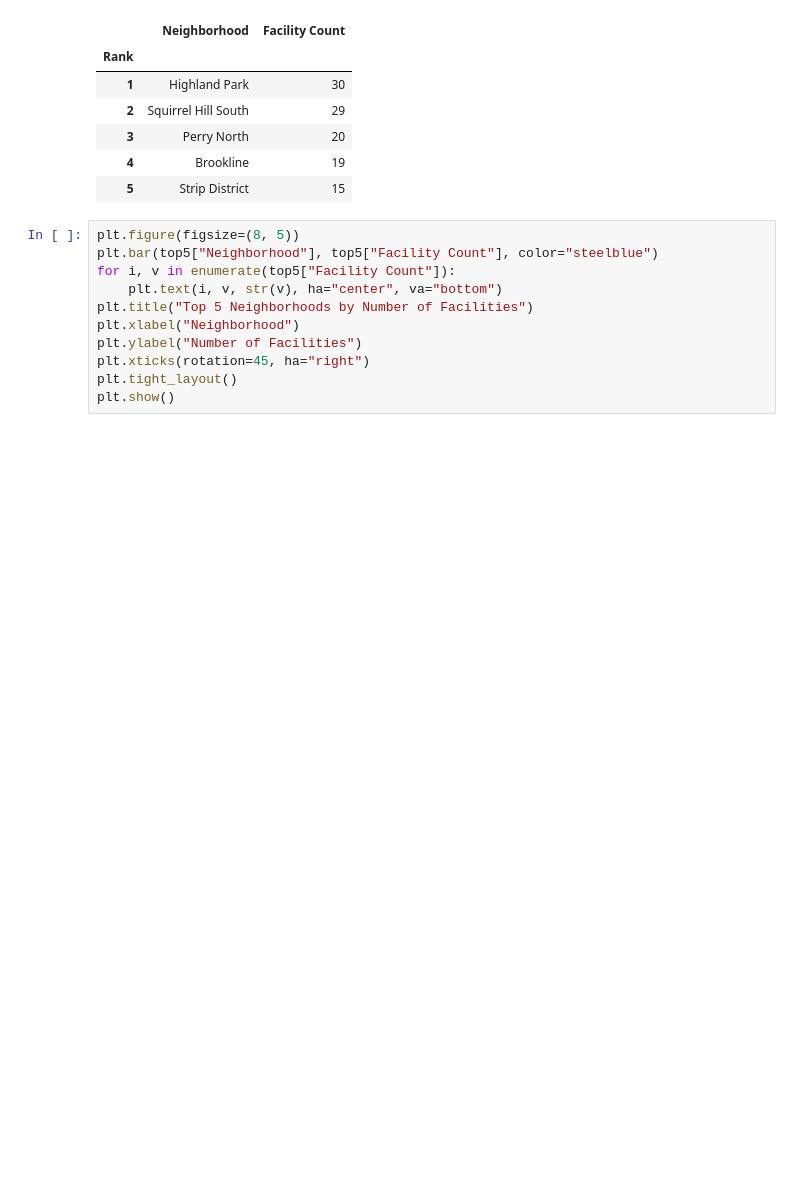
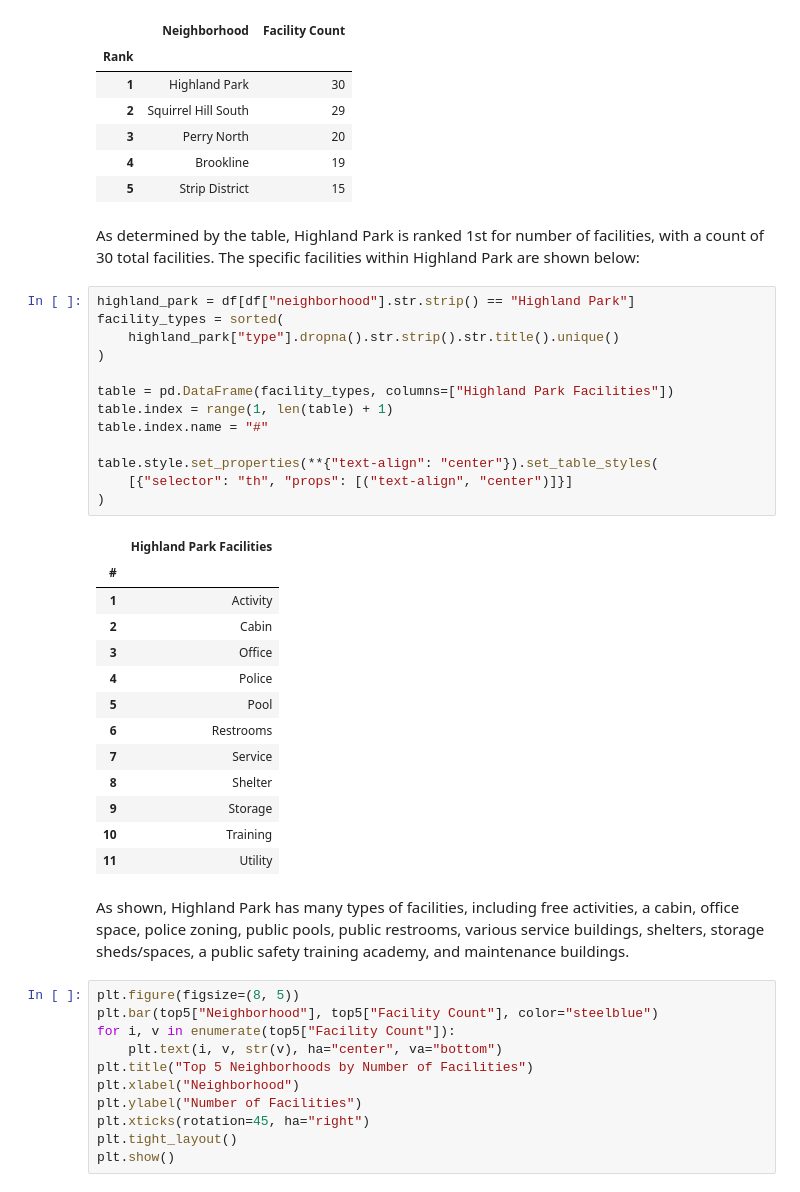
Before and after one commit to abcroyle/The-Best-PGH-Neighborhood, a Jupyter notebook: Facilities.ipynb, the cells around one changed output. Saved outputs shown, nothing was run; the diff lists cells and outputs as text; blank space fills up the shorter version.

Commit message:
Updated facilities metric, updated formatting, updated readme

```diff
--- a/Facilities.ipynb
+++ b/Facilities.ipynb
@@ -33,6 +45,37 @@ top5
 | 3 | Perry North | 20 |
 | 4 | Brookline | 19 |
 | 5 | Strip District | 15 |
+# %% [markdown]
+As determined by the table, Highland Park is ranked 1st for number of facilities, with a count of 30 total facilities. The specific facilities within Highland Park are shown below:
+# %%
+highland_park = df[df["neighborhood"].str.strip() == "Highland Park"]
+facility_types = sorted(
+    highland_park["type"].dropna().str.strip().str.title().unique()
+)
+
+table = pd.DataFrame(facility_types, columns=["Highland Park Facilities"])
+table.index = range(1, len(table) + 1)
+table.index.name = "#"
+
+table.style.set_properties(**{"text-align": "center"}).set_table_styles(
+    [{"selector": "th", "props": [("text-align", "center")]}]
+)
+# %% [output]
+|  | Highland Park Facilities |
+| # |  |
+| 1 | Activity |
+| 2 | Cabin |
+| 3 | Office |
+| 4 | Police |
+| 5 | Pool |
+| 6 | Restrooms |
+| 7 | Service |
+| 8 | Shelter |
+| 9 | Storage |
+| 10 | Training |
+| 11 | Utility |
+# %% [markdown]
+As shown, Highland Park has many types of facilities, including free activities, a cabin, office space, police zoning, public pools, public restrooms, various service buildings, shelters, storage sheds/spaces, a public safety training academy, and maintenance buildings.
 # %%
 plt.figure(figsize=(8, 5))
 plt.bar(top5["Neighborhood"], top5["Facility Count"], color="steelblue")
```
Also changed, not shown: parts of 5 cells of this notebook, 4 other files.
